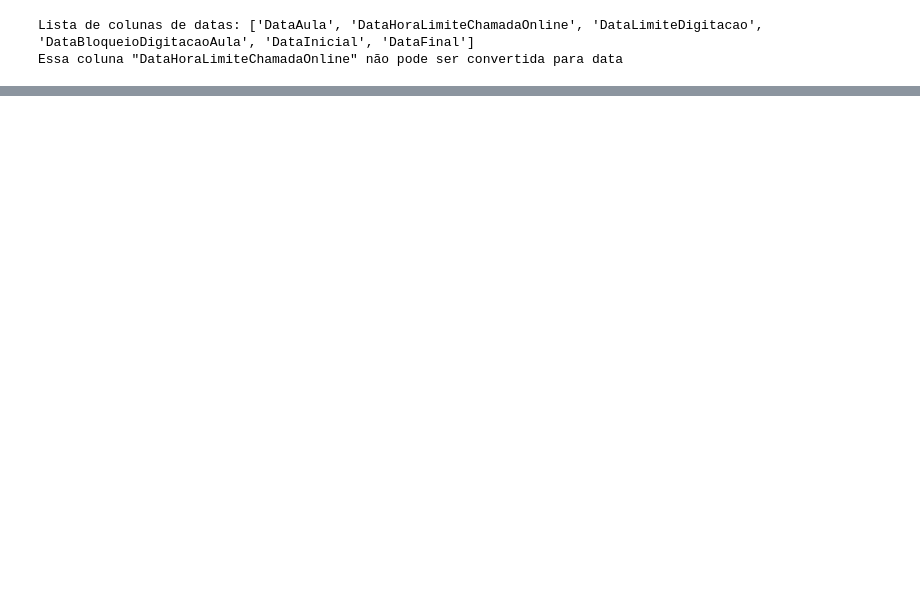
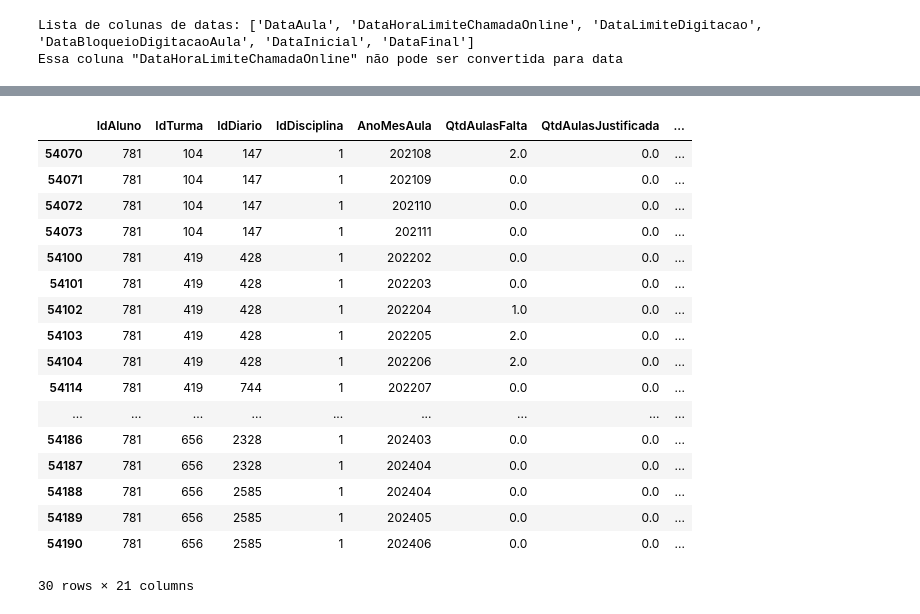
Before and after one commit to johnnathan862/pos-tech-datathon, a Jupyter notebook: creating_features.ipynb, the cells around one changed output, grey strips where cells are left out. Drawn from its saved outputs; the diff is of its cells as text; code cells hidden in the pictures; blank space fills up the shorter version.

```diff
--- a/creating_features.ipynb
+++ b/creating_features.ipynb
@@ -444,0 +433,21 @@ memory usage: 60.0+ MB
+# %%
+frequencia_aluno_turma_df[(frequencia_aluno_turma_df['IdAluno'] == 781) & (frequencia_aluno_turma_df['IdDisciplina'] == 1)]
+# %% [output]
+|  | IdAluno | IdTurma | IdDiario | IdDisciplina | AnoMesAula | QtdAulasFalta | QtdAulasJustificada | ... |
+| 54070 | 781 | 104 | 147 | 1 | 202108 | 2.0 | 0.0 | ... |
+| 54071 | 781 | 104 | 147 | 1 | 202109 | 0.0 | 0.0 | ... |
+| 54072 | 781 | 104 | 147 | 1 | 202110 | 0.0 | 0.0 | ... |
+| 54073 | 781 | 104 | 147 | 1 | 202111 | 0.0 | 0.0 | ... |
+| 54100 | 781 | 419 | 428 | 1 | 202202 | 0.0 | 0.0 | ... |
+| 54101 | 781 | 419 | 428 | 1 | 202203 | 0.0 | 0.0 | ... |
+| 54102 | 781 | 419 | 428 | 1 | 202204 | 1.0 | 0.0 | ... |
+| 54103 | 781 | 419 | 428 | 1 | 202205 | 2.0 | 0.0 | ... |
+| 54104 | 781 | 419 | 428 | 1 | 202206 | 2.0 | 0.0 | ... |
+| 54114 | 781 | 419 | 744 | 1 | 202207 | 0.0 | 0.0 | ... |
+| ... | ... | ... | ... | ... | ... | ... | ... | ... |
+| 54186 | 781 | 656 | 2328 | 1 | 202403 | 0.0 | 0.0 | ... |
+| 54187 | 781 | 656 | 2328 | 1 | 202404 | 0.0 | 0.0 | ... |
+| 54188 | 781 | 656 | 2585 | 1 | 202404 | 0.0 | 0.0 | ... |
+| 54189 | 781 | 656 | 2585 | 1 | 202405 | 0.0 | 0.0 | ... |
+| 54190 | 781 | 656 | 2585 | 1 | 202406 | 0.0 | 0.0 | ... |
+30 rows × 21 columns
```
Also changed, not shown: parts of 21 cells of this notebook.
